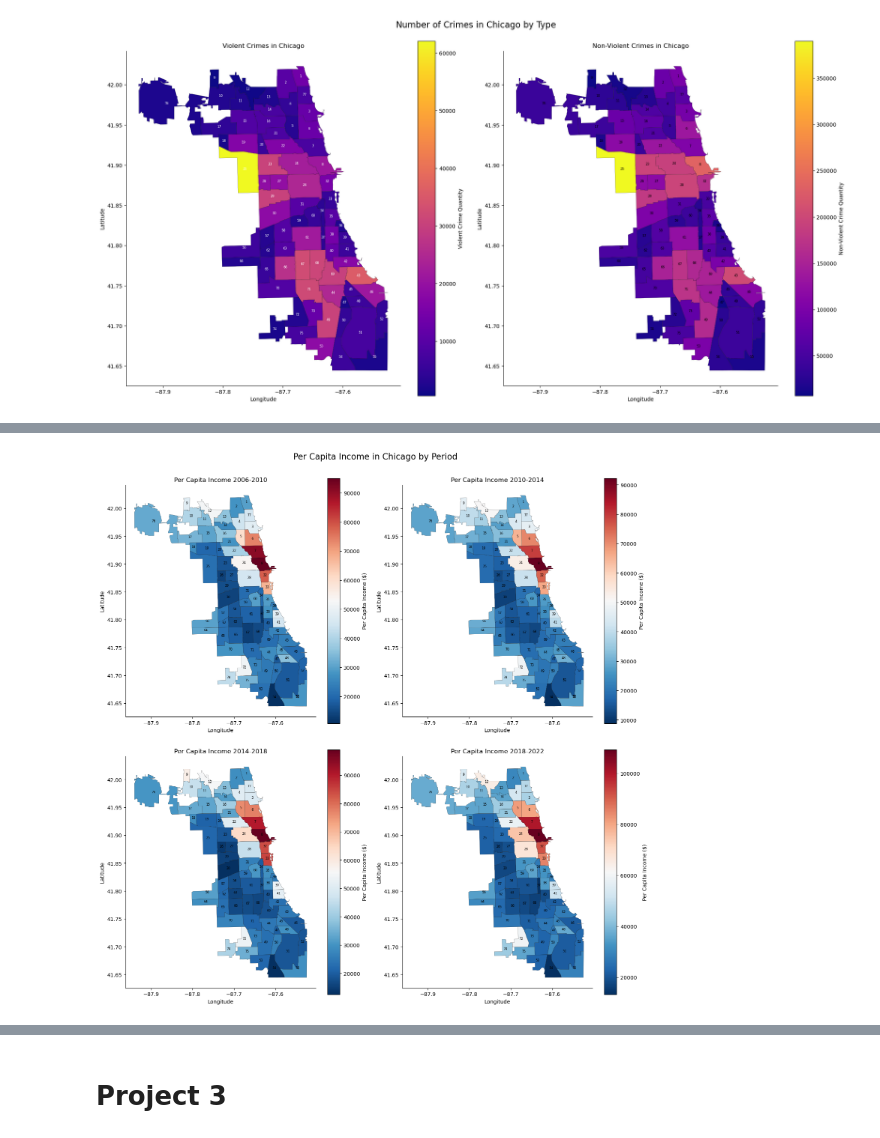
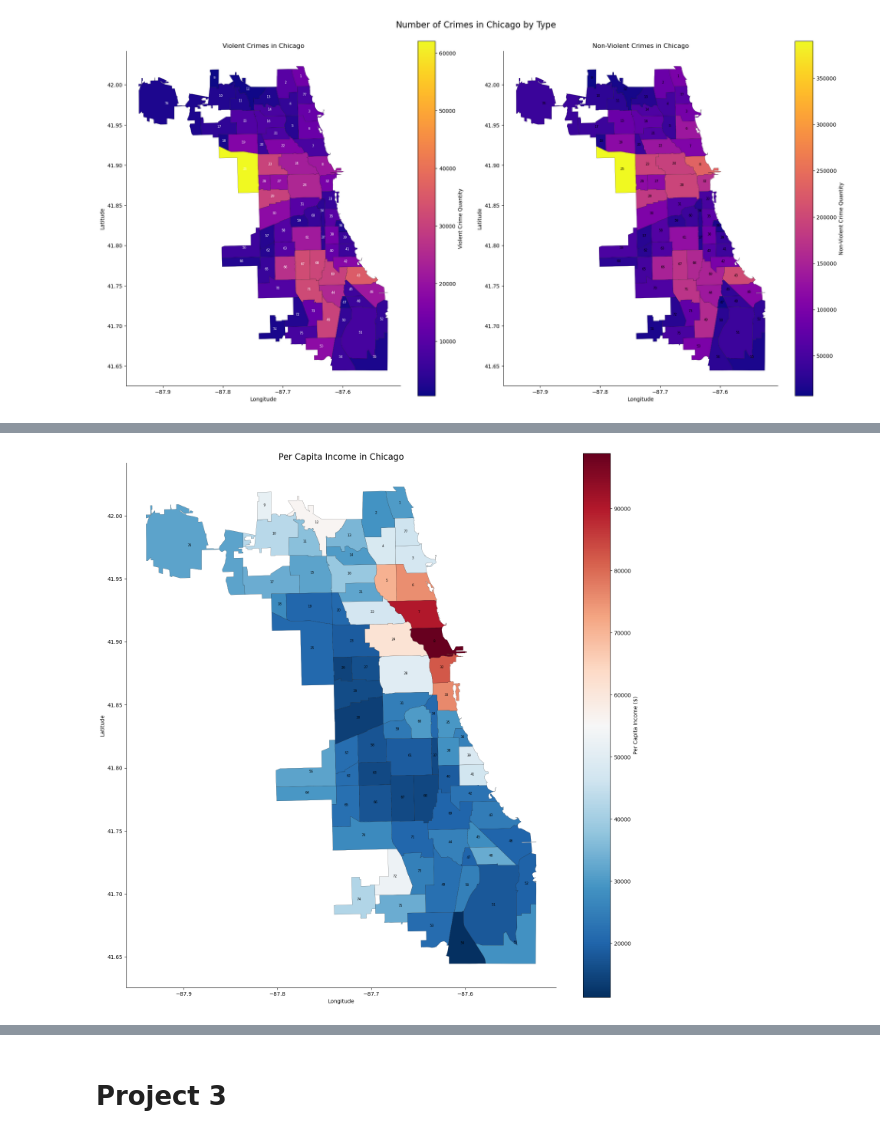
Before and after one commit to XingyuWang06/ECO225Project, a Jupyter notebook: Project3.ipynb, the cells around one changed output, grey strips where cells are left out. Drawn from its saved outputs; the diff is of its cells as text; code cells hidden in the pictures.

Commit message:
Improve p1, p2; Almost done p3
Change some graphs in p1 and p2. Almost finish p3, except intro, conclusion, and some explainations

```diff
--- a/Project3.ipynb
+++ b/Project3.ipynb
@@ -527,4 +493,6 @@ per_capita_income['PCI_2018-2022'] = per_capita_income['PCI_2018-2022'].astype(f
 # %%
 merge = pd.merge(chicago_crime_clean, per_capita_income, left_on='Community Area', right_on='GEOID', how='left')
 # %%
-merge = merge.drop(['GEOID','Description','District'],axis=1)
+merge['Per Capita Income'] = (merge['PCI_2018-2022'] + merge['PCI_2014-2018'] +
+                              merge['PCI_2010-2014'] + merge['PCI_2006-2010'])/4
+merge = merge.drop(['GEOID','Date','PCI_2018-2022','PCI_2010-2014','PCI_2014-2018','PCI_2006-2010'],axis=1)
@@ -569,7 +514,7 @@ merged_df.plot(ax=gax, column='Percent_Arrested (True)', cmap='RdBu_r', legend=T
                legend_kwds={'label': 'Arrest rate (%)'}, edgecolor='black', linewidth=0.5)
 
 for idx, row in merged_df.iterrows():
-    gax.annotate(text=str(row['community']), xy=(row.geometry.centroid.x, row.geometry.centroid.y),
+    gax.annotate(text=str(row['area_numbe']), xy=(row.geometry.centroid.x, row.geometry.centroid.y),
                 horizontalalignment='center', fontsize=6)
 plt.title('Chicago Community Areas with Arrest Rates')
 plt.xlabel('Longitude')
@@ -591,7 +536,7 @@ merged_df2.plot(ax=gax, column='count', cmap='RdBu_r', legend=True,
                legend_kwds={'label': 'Crime Quantity'}, edgecolor='black', linewidth=0.5)
 
 for idx, row in merged_df2.iterrows():
-    gax.annotate(text=str(row['community']), xy=(row.geometry.centroid.x, row.geometry.centroid.y),
+    gax.annotate(text=str(row['area_numbe']), xy=(row.geometry.centroid.x, row.geometry.centroid.y),
                 horizontalalignment='center', fontsize=6)
 plt.title('Number of Crimes in Chicago')
 plt.xlabel('Longitude')
@@ -666,38 +600,23 @@ From the map above we know that there is one area, Oakland (area 36) that does n
 # %%
-merge_con1 = merge.groupby('Community Area')['PCI_2006-2010'].mean()
-merge_con2 = merge.groupby('Community Area')['PCI_2010-2014'].mean()
-merge_con3 = merge.groupby('Community Area')['PCI_2014-2018'].mean()
-merge_con4 = merge.groupby('Community Area')['PCI_2018-2022'].mean()
+merge_con1 = merge.groupby('Community Area')['Per Capita Income'].mean()
 # %%
 merged_df5 = chicago_shape.merge(merge_con1, left_on="area_numbe", right_on='Community Area')
-merged_df6 = chicago_shape.merge(merge_con2, left_on="area_numbe", right_on='Community Area')
-merged_df7 = chicago_shape.merge(merge_con3, left_on="area_numbe", right_on='Community Area')
-merged_df8 = chicago_shape.merge(merge_con4, left_on="area_numbe", right_on='Community Area')
 
-fig, gax = plt.subplots(2, 2, figsize=(15, 15))
-
-merged_dfs = [merged_df5, merged_df6, merged_df7, merged_df8]
-periods = ['2006-2010', '2010-2014', '2014-2018', '2018-2022']
-
-for idx, merged_df in enumerate(merged_dfs):
-    ax = gax[idx // 2, idx % 2]
-
-    merged_df.plot(ax=ax, column=f'PCI_{periods[idx]}', cmap='RdBu_r', legend=True,
+fig, gax = plt.subplots(figsize=(15, 15))
+merged_df5.plot(ax=gax, column='Per Capita Income', cmap='RdBu_r', legend=True,
                    legend_kwds={'label': 'Per Capita Income ($)'}, edgecolor='black', linewidth=0.2)
 
-    ax.set_title(f'Per Capita Income {periods[idx]}')
-    ax.set_xlabel('Longitude')
-    ax.set_ylabel('Latitude')
-    ax.spines['top'].set_visible(False)
-    ax.spines['right'].set_visible(False)
-
-    for idx, row in merged_df.iterrows():
-        ax.annotate(text=str(row['area_numbe']), xy=(row.geometry.centroid.x, row.geometry.centroid.y),
+for idx, row in merged_df5.iterrows():
+    gax.annotate(text=str(row['area_numbe']), xy=(row.geometry.centroid.x, row.geometry.centroid.y),
                     horizontalalignment='center', fontsize=6)
 
-plt.suptitle('Per Capita Income in Chicago by Period', fontsize=16, x=0.5, y=1)
+plt.title('Per Capita Income in Chicago', fontsize=16, x=0.5, y=1)
+plt.xlabel('Longitude')
+plt.ylabel('Latitude')
+gax.spines['top'].set_visible(False)
+gax.spines['right'].set_visible(False)
 plt.tight_layout()
 plt.show()
 # %% [output]
-[figure, old version]
+[figure, new version]
 # %% [markdown]
```
Also changed, not shown: parts of 50 cells of this notebook, 1 other file.
